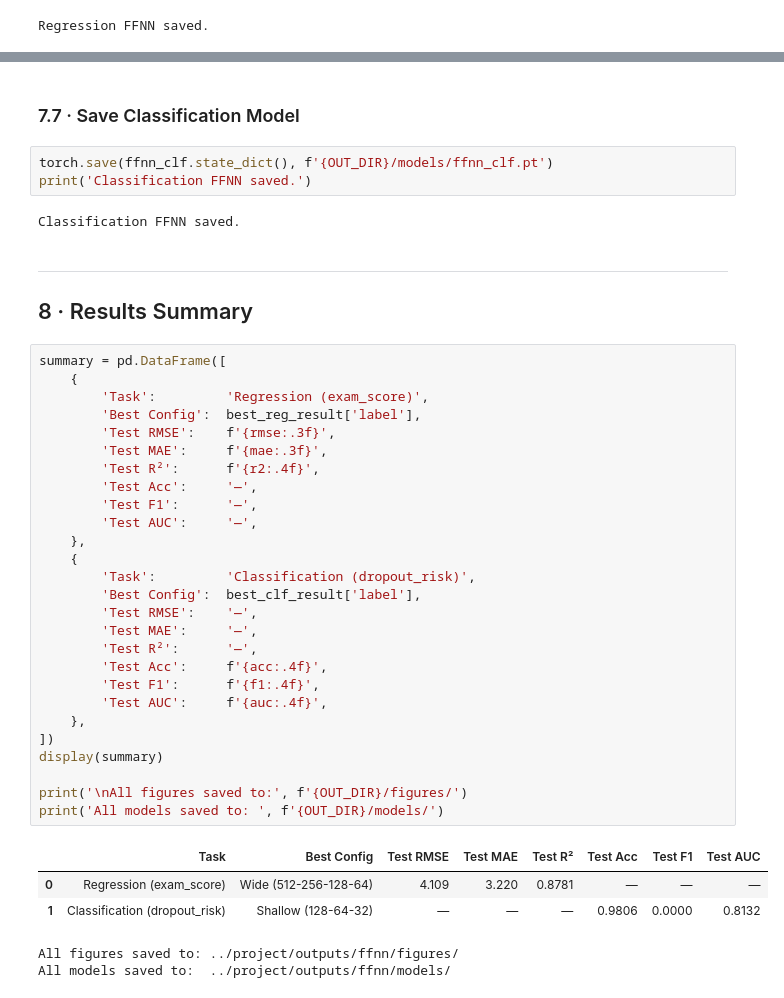
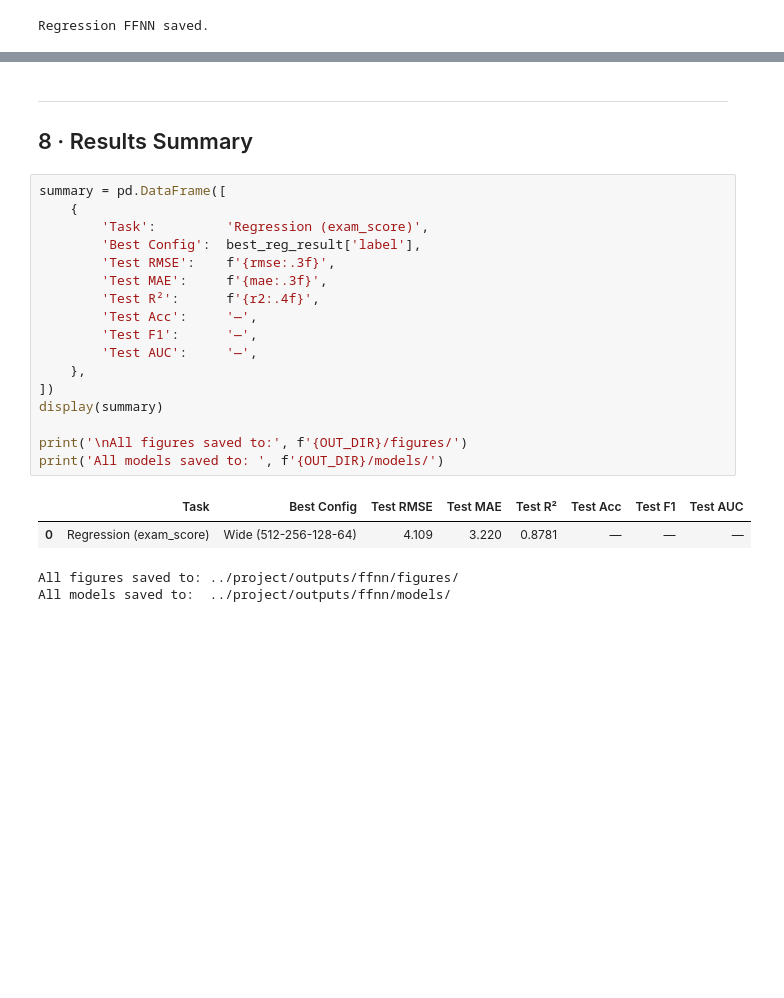
Before and after one commit to abby-stevenson/GradeOptimiser, a Jupyter notebook: project/ffnn_model.ipynb, the cells around one changed output, grey strips where cells are left out. Drawn from its saved outputs; the diff is of its cells as text; blank space fills up the shorter version.

Commit message:
PROJ: Ran CNN as well. Removed Classification code.

```diff
--- a/project/ffnn_model.ipynb
+++ b/project/ffnn_model.ipynb
@@ -626,43 +444,25 @@ plt.show()
-# %% [markdown]
-### 7.7 · Save Classification Model
-# %%
-torch.save(ffnn_clf.state_dict(), f'{OUT_DIR}/models/ffnn_clf.pt')
-print('Classification FFNN saved.')
-# %% [output]
-Classification FFNN saved.
 # %% [markdown]
 ---
 ## 8 · Results Summary
 # %%
 summary = pd.DataFrame([
     {
         'Task':         'Regression (exam_score)',
         'Best Config':  best_reg_result['label'],
         'Test RMSE':    f'{rmse:.3f}',
         'Test MAE':     f'{mae:.3f}',
         'Test R²':      f'{r2:.4f}',
         'Test Acc':     '—',
         'Test F1':      '—',
         'Test AUC':     '—',
     },
-    {
-        'Task':         'Classification (dropout_risk)',
-        'Best Config':  best_clf_result['label'],
-        'Test RMSE':    '—',
-        'Test MAE':     '—',
-        'Test R²':      '—',
-        'Test Acc':     f'{acc:.4f}',
-        'Test F1':      f'{f1:.4f}',
-        'Test AUC':     f'{auc:.4f}',
-    },
 ])
 display(summary)
 
 print('\nAll figures saved to:', f'{OUT_DIR}/figures/')
 print('All models saved to: ', f'{OUT_DIR}/models/')
 # %% [output]
 |  | Task | Best Config | Test RMSE | Test MAE | Test R² | Test Acc | Test F1 | Test AUC |
 | 0 | Regression (exam_score) | Wide (512-256-128-64) | 4.109 | 3.220 | 0.8781 | — | — | — |
-| 1 | Classification (dropout_risk) | Shallow (128-64-32) | — | — | — | 0.9806 | 0.0000 | 0.8132 |
 All figures saved to: ../project/outputs/ffnn/figures/
 All models saved to:  ../project/outputs/ffnn/models/
```
Also changed, not shown: parts of 14 cells of this notebook, 6 other files.
